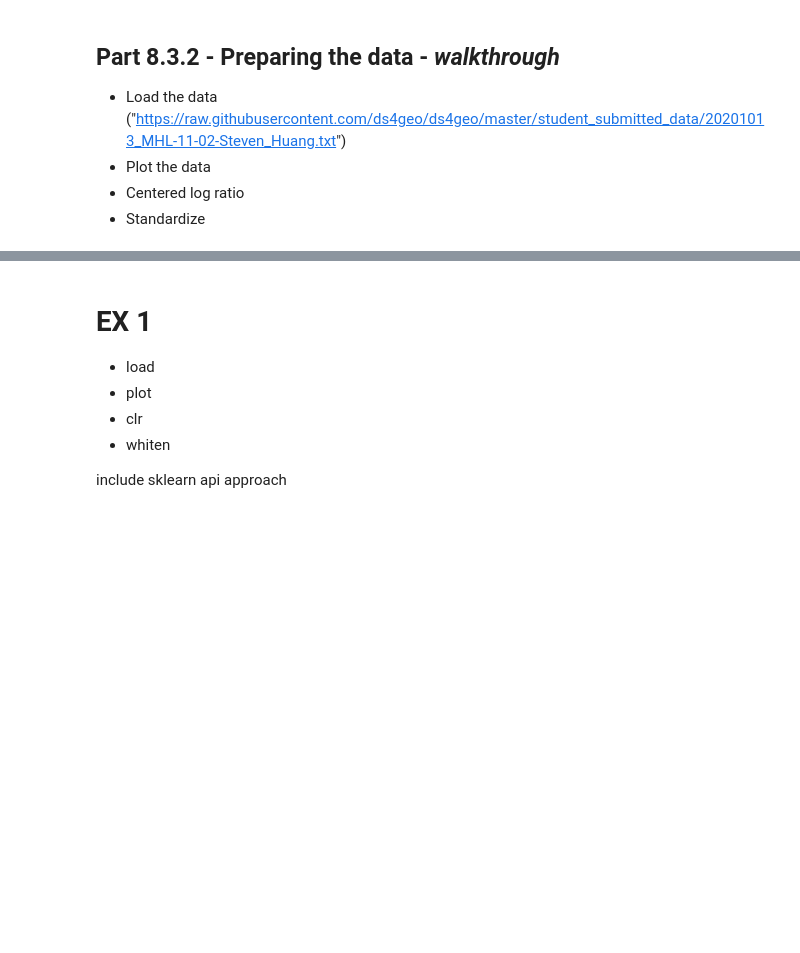
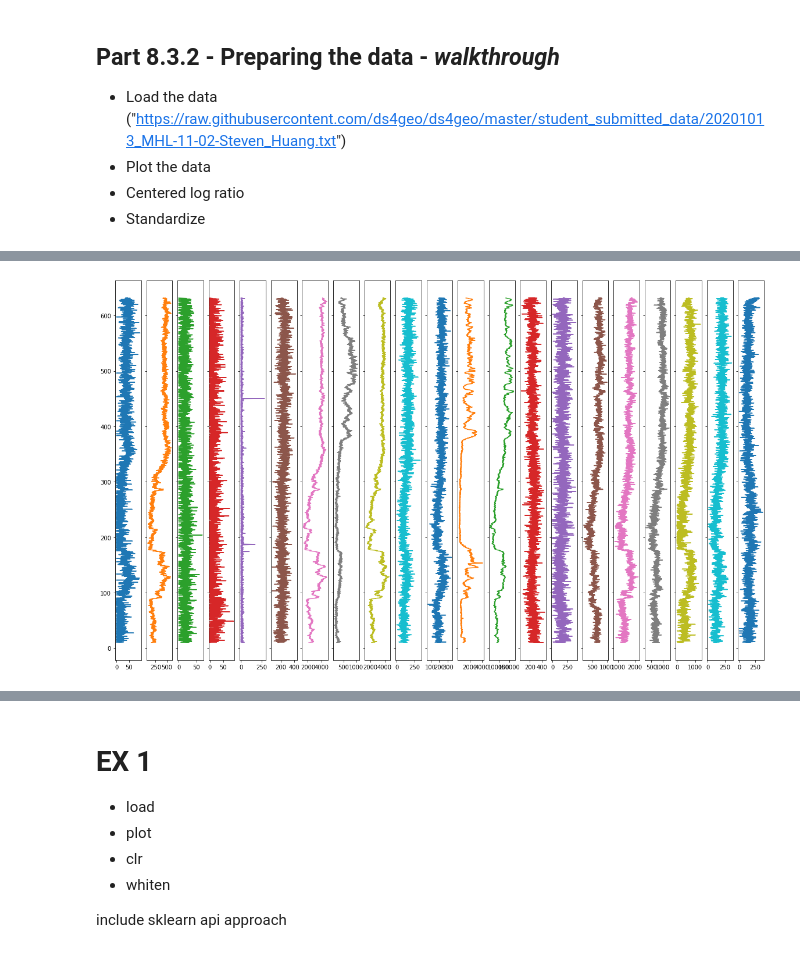
Before and after one commit to ds4geo/ds4geo, a Jupyter notebook: WS 2020 Course Notes/Session 8.ipynb, the cells around one changed output, grey strips where cells are left out. Drawn from its saved outputs; the diff is of its cells as text; code cells hidden in the pictures; blank space fills up the shorter version.

```diff
--- a/WS 2020 Course Notes/Session 8.ipynb
+++ b/WS 2020 Course Notes/Session 8.ipynb
@@ -40,0 +56,5 @@ xrf
+# %%
+# Select just the element data
+xrf.index = xrf["correaltion depth(mm)"]
+ele = xrf.loc[:, "Al": "Pb"]
+ele
@@ -40,0 +78,7 @@ xrf
+# %%
+fig, ax = plt.subplots(ncols=ele.shape[1], figsize=(20,12), sharey="all")
+# plot each element
+for (i, a), (l, d) in zip(enumerate(ax), ele.iteritems()):
+  a.plot(d.values, d.index, label=l, color="C{}".format(i))
+# %% [output]
+[figure, added]
```
Also changed, not shown: parts of 5 cells of this notebook.
